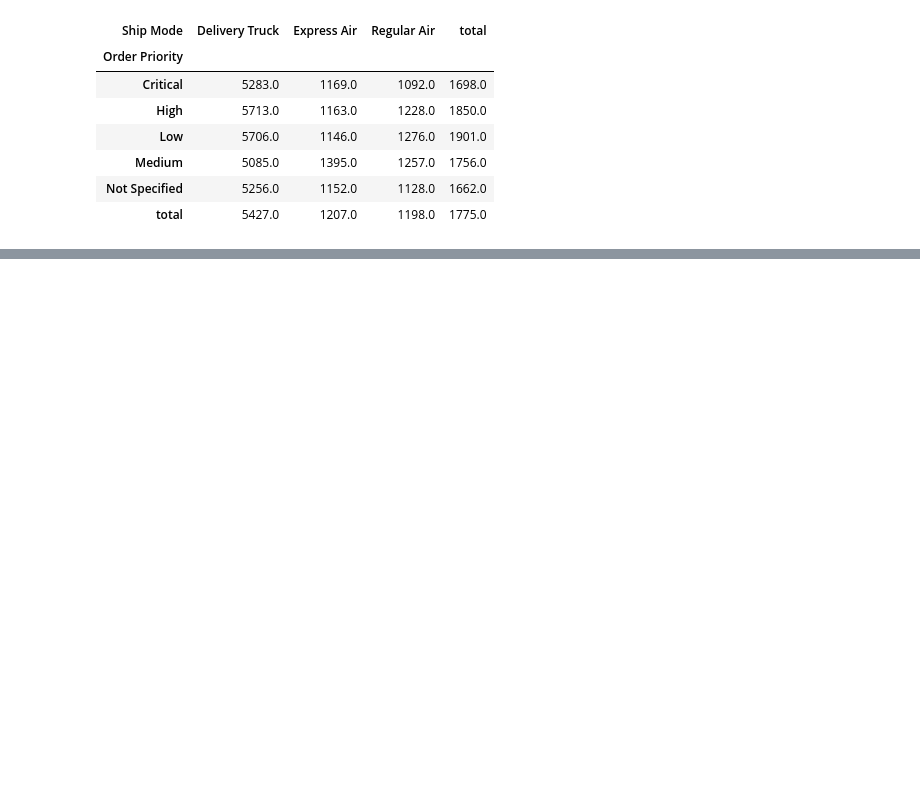
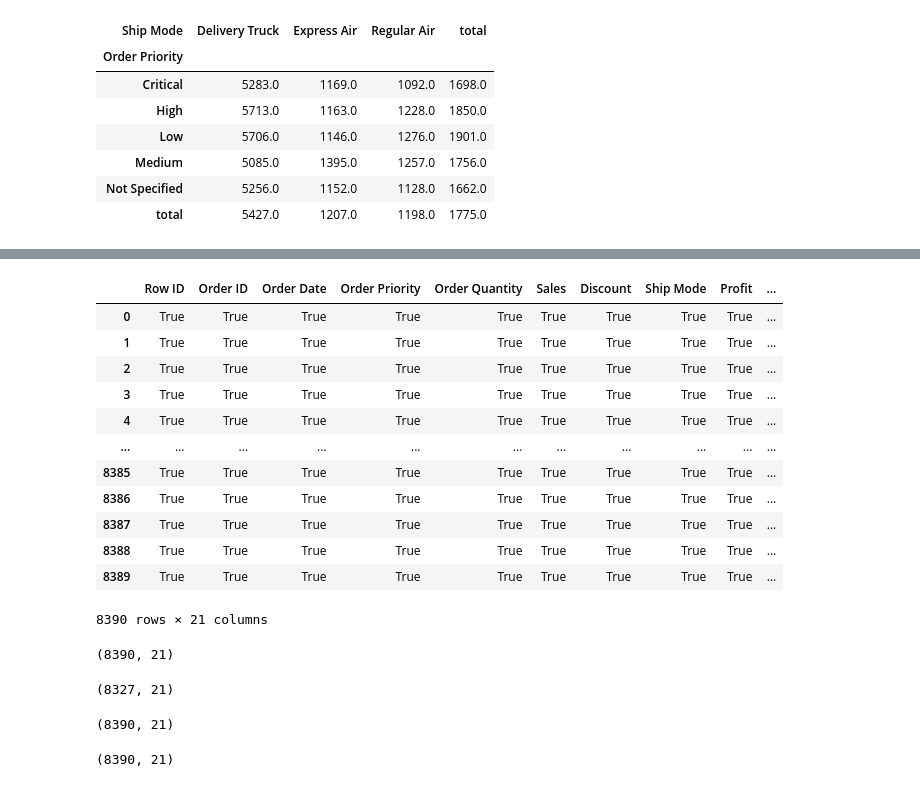
Before and after one commit to vivekgupta0657/learning-python, a Jupyter notebook: revamp.ipynb, the cells around one changed output, grey strips where cells are left out. Drawn from its saved outputs; the diff is of its cells as text; code cells hidden in the pictures; blank space fills up the shorter version.

```diff
--- a/revamp.ipynb
+++ b/revamp.ipynb
@@ -945,0 +1045,33 @@ pd.pivot_table(order,'Sales',index=['Order Priority'],columns=['Ship Mode'],aggf
+# %%
+order.notnull()
+# %% [output]
+|  | Row ID | Order ID | Order Date | Order Priority | Order Quantity | Sales | Discount | Ship Mode | Profit | ... |
+| 0 | True | True | True | True | True | True | True | True | True | ... |
+| 1 | True | True | True | True | True | True | True | True | True | ... |
+| 2 | True | True | True | True | True | True | True | True | True | ... |
+| 3 | True | True | True | True | True | True | True | True | True | ... |
+| 4 | True | True | True | True | True | True | True | True | True | ... |
+| ... | ... | ... | ... | ... | ... | ... | ... | ... | ... | ... |
+| 8385 | True | True | True | True | True | True | True | True | True | ... |
+| 8386 | True | True | True | True | True | True | True | True | True | ... |
+| 8387 | True | True | True | True | True | True | True | True | True | ... |
+| 8388 | True | True | True | True | True | True | True | True | True | ... |
+| 8389 | True | True | True | True | True | True | True | True | True | ... |
+8390 rows × 21 columns
+# %%
+order.shape
+# %% [output]
+(8390, 21)
+# %%
+order.dropna(how='any').shape
+# %% [output]
+(8327, 21)
+# %%
+order.dropna(how='all').shape
+# %% [output]
+(8390, 21)
+# %%
+# to set threshold
+order.dropna(how='any',thresh=1).shape
+# %% [output]
+(8390, 21)
```
Also changed, not shown: parts of 11 cells of this notebook.
